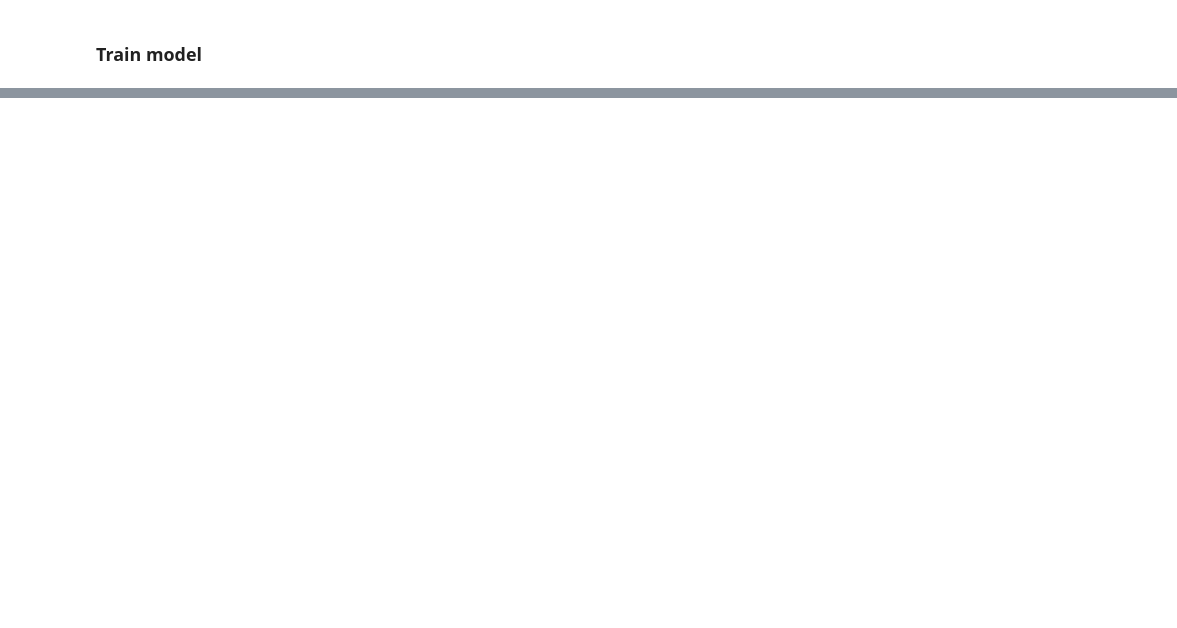
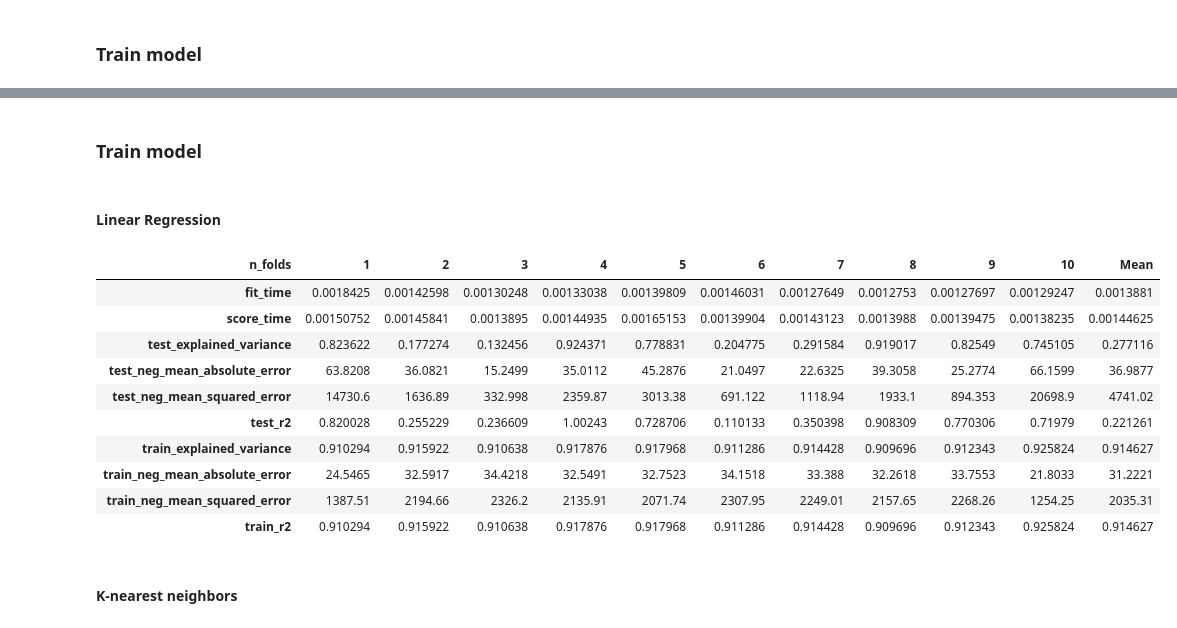
Before and after one commit to roaffix/ipt-kpi-am, a Jupyter notebook: Introductory Applied Machine Learning/Problems/notebooks/Problem 2.ipynb, the cells around one changed output, grey strips where cells are left out. Drawn from its saved outputs; the diff is of its cells as text; code cells hidden in the pictures; blank space fills up the shorter version.

```diff
--- a/Introductory Applied Machine Learning/Problems/notebooks/Problem 2.ipynb
+++ b/Introductory Applied Machine Learning/Problems/notebooks/Problem 2.ipynb
@@ -105,0 +270,4 @@ for i in [5, 10, 100, 1000]:
+# %% [markdown]
+### Train model
+# %% [markdown]
+#### Linear Regression
@@ -105,0 +276,29 @@ for i in [5, 10, 100, 1000]:
+# %%
+lin_regr = LinearRegression()
+# %%
+scores = cross_validate(lin_regr, X, Y,
+                        scoring=['explained_variance', 'neg_mean_absolute_error', 'neg_mean_squared_error', 'r2'],
+                        cv=10, return_train_score=True)
+# %%
+df = pd.DataFrame(scores)
+df = df.append(df.mean(axis=0), ignore_index=True)
+df.index.name = 'n_folds'
+df.index = df.index + 1
+df = df.rename(index={11: 'Mean'})
+# %%
+results = (df.abs().T.style.set_table_styles(styles))
+results
+# %% [output]
+| n_folds | 1 | 2 | 3 | 4 | 5 | 6 | 7 | 8 | 9 | 10 | Mean |
+| fit_time | 0.0018425 | 0.00142598 | 0.00130248 | 0.00133038 | 0.00139809 | 0.00146031 | 0.00127649 | 0.0012753 | 0.00127697 | 0.00129247 | 0.0013881 |
+| score_time | 0.00150752 | 0.00145841 | 0.0013895 | 0.00144935 | 0.00165153 | 0.00139904 | 0.00143123 | 0.0013988 | 0.00139475 | 0.00138235 | 0.00144625 |
+| test_explained_variance | 0.823622 | 0.177274 | 0.132456 | 0.924371 | 0.778831 | 0.204775 | 0.291584 | 0.919017 | 0.82549 | 0.745105 | 0.277116 |
+| test_neg_mean_absolute_error | 63.8208 | 36.0821 | 15.2499 | 35.0112 | 45.2876 | 21.0497 | 22.6325 | 39.3058 | 25.2774 | 66.1599 | 36.9877 |
+| test_neg_mean_squared_error | 14730.6 | 1636.89 | 332.998 | 2359.87 | 3013.38 | 691.122 | 1118.94 | 1933.1 | 894.353 | 20698.9 | 4741.02 |
+| test_r2 | 0.820028 | 0.255229 | 0.236609 | 1.00243 | 0.728706 | 0.110133 | 0.350398 | 0.908309 | 0.770306 | 0.71979 | 0.221261 |
+| train_explained_variance | 0.910294 | 0.915922 | 0.910638 | 0.917876 | 0.917968 | 0.911286 | 0.914428 | 0.909696 | 0.912343 | 0.925824 | 0.914627 |
+| train_neg_mean_absolute_error | 24.5465 | 32.5917 | 34.4218 | 32.5491 | 32.7523 | 34.1518 | 33.388 | 32.2618 | 33.7553 | 21.8033 | 31.2221 |
+| train_neg_mean_squared_error | 1387.51 | 2194.66 | 2326.2 | 2135.91 | 2071.74 | 2307.95 | 2249.01 | 2157.65 | 2268.26 | 1254.25 | 2035.31 |
+| train_r2 | 0.910294 | 0.915922 | 0.910638 | 0.917876 | 0.917968 | 0.911286 | 0.914428 | 0.909696 | 0.912343 | 0.925824 | 0.914627 |
+# %% [markdown]
+#### K-nearest neighbors
```
Also changed, not shown: parts of 70 cells of this notebook.
